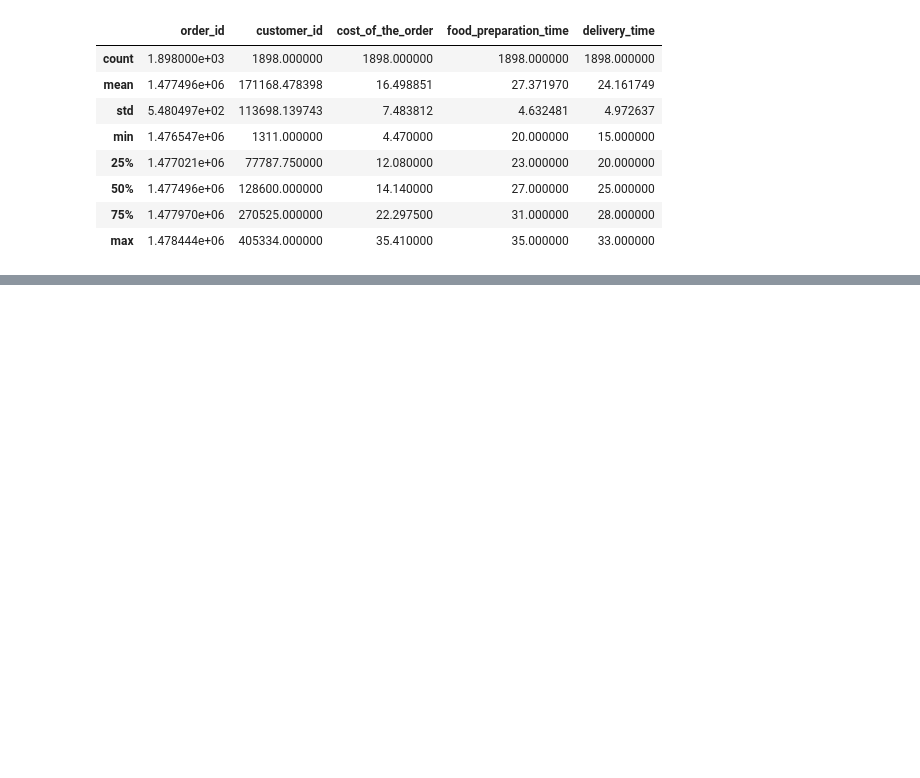
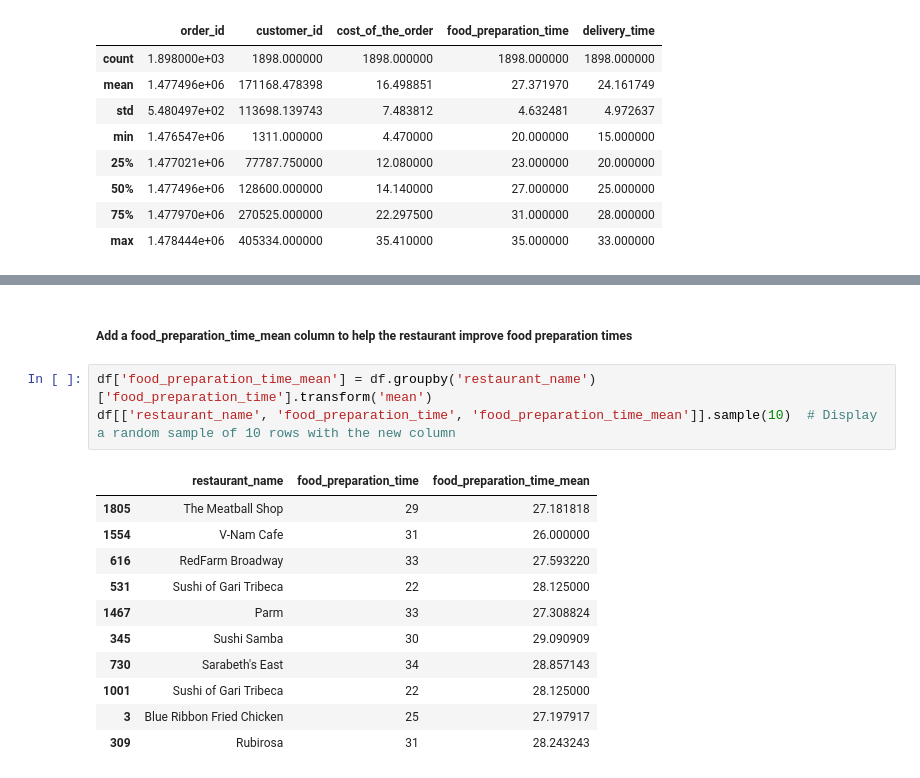
Before and after one commit to J3SSY-ANDU/Food-Delivery-Data-Analysis, a Jupyter notebook: notebooks/food_delivery_orders_eda.ipynb, the cells around one changed output, grey strips where cells are left out. Cells and saved outputs as stored; diff of their text form; blank space fills up the shorter version.

```diff
--- a/notebooks/food_delivery_orders_eda.ipynb
+++ b/notebooks/food_delivery_orders_eda.ipynb
@@ -101,0 +213,17 @@ df.describe() # get summary statistics for numerical columns
+# %% [markdown]
+##### Add a food_preparation_time_mean column to help the restaurant improve food preparation times
+# %%
+df['food_preparation_time_mean'] = df.groupby('restaurant_name')['food_preparation_time'].transform('mean')
+df[['restaurant_name', 'food_preparation_time', 'food_preparation_time_mean']].sample(10)  # Display a random sample of 10 rows with the new column
+# %% [output]
+|  | restaurant_name | food_preparation_time | food_preparation_time_mean |
+| 1805 | The Meatball Shop | 29 | 27.181818 |
+| 1554 | V-Nam Cafe | 31 | 26.000000 |
+| 616 | RedFarm Broadway | 33 | 27.593220 |
+| 531 | Sushi of Gari Tribeca | 22 | 28.125000 |
+| 1467 | Parm | 33 | 27.308824 |
+| 345 | Sushi Samba | 30 | 29.090909 |
+| 730 | Sarabeth's East | 34 | 28.857143 |
+| 1001 | Sushi of Gari Tribeca | 22 | 28.125000 |
+| 3 | Blue Ribbon Fried Chicken | 25 | 27.197917 |
+| 309 | Rubirosa | 31 | 28.243243 |
```
Also changed, not shown: parts of 32 cells of this notebook, 1 other file.
